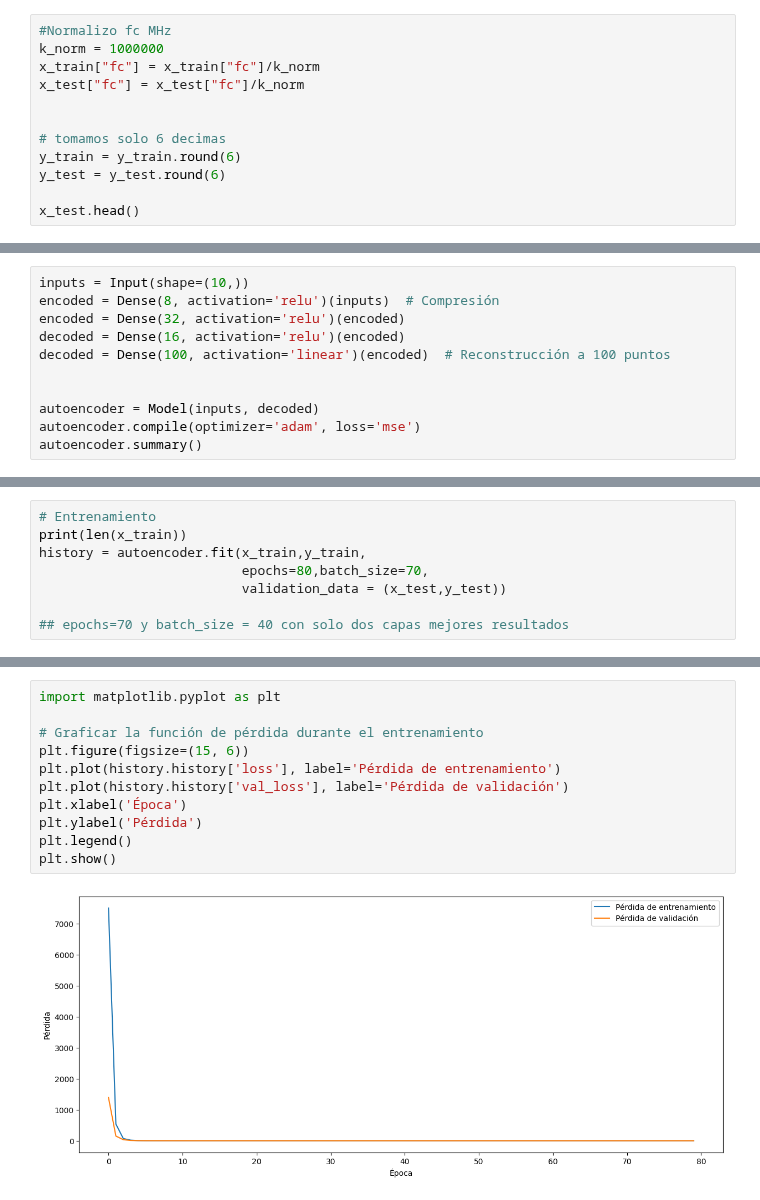
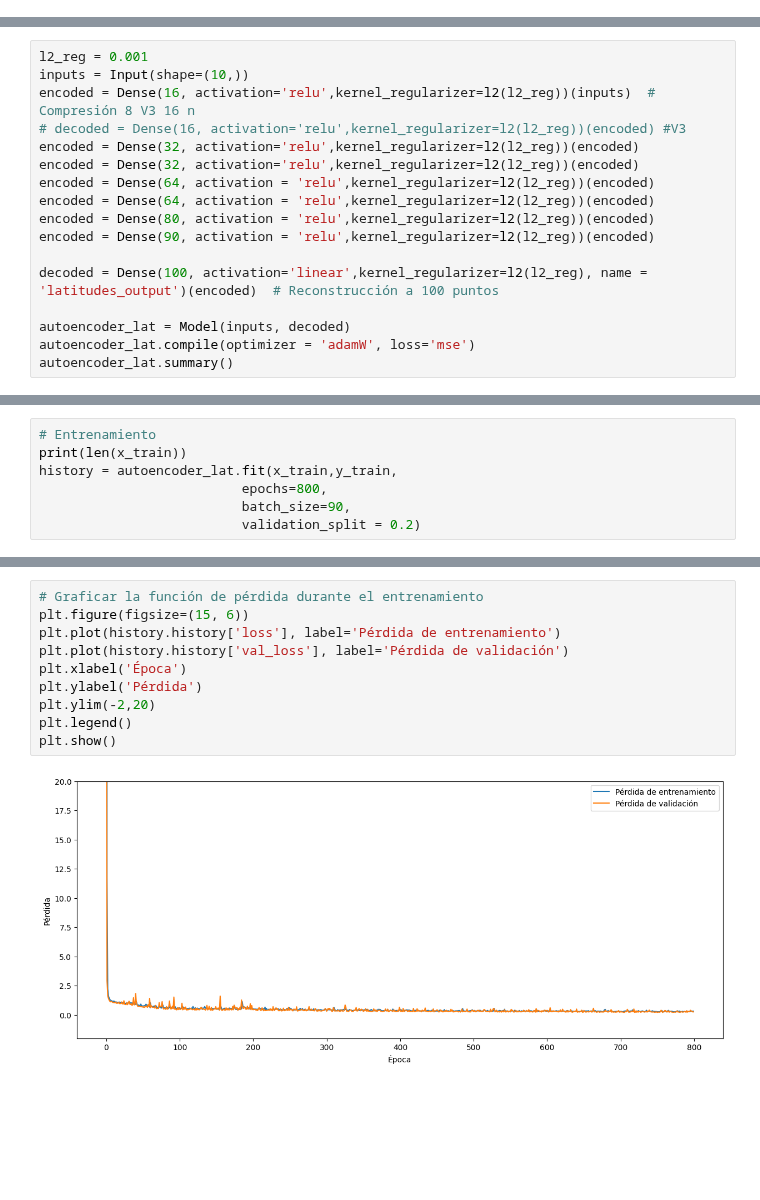
Before and after one commit to ValeFernando840/Ray-Tracing, a Jupyter notebook: Entrenamiento_Latitudes.ipynb, the cells around one changed output, grey strips where cells are left out. Drawn from its saved outputs; the diff is of its cells as text; blank space fills up the shorter version.

```diff
--- a/Entrenamiento_Latitudes.ipynb
+++ b/Entrenamiento_Latitudes.ipynb
@@ -40,12 +24,0 @@ x_train,x_test,y_train,y_test = train_test_split(X,Y,test_size=0.2,random_state=
-# %%
-#Normalizo fc MHz
-k_norm = 1000000
-x_train["fc"] = x_train["fc"]/k_norm
-x_test["fc"] = x_test["fc"]/k_norm
-
-
-# tomamos solo 6 decimas
-y_train = y_train.round(6)
-y_test = y_test.round(6)
-
-x_test.head()
@@ -62,12 +25,18 @@ from tensorflow.keras.layers import Input, Dense
 # %%
+l2_reg = 0.001
 inputs = Input(shape=(10,))
-encoded = Dense(8, activation='relu')(inputs)  # Compresión
-encoded = Dense(32, activation='relu')(encoded)
-decoded = Dense(16, activation='relu')(encoded)
-decoded = Dense(100, activation='linear')(encoded)  # Reconstrucción a 100 puntos
+encoded = Dense(16, activation='relu',kernel_regularizer=l2(l2_reg))(inputs)  # Compresión 8 V3 16 n
+# decoded = Dense(16, activation='relu',kernel_regularizer=l2(l2_reg))(encoded) #V3
+encoded = Dense(32, activation='relu',kernel_regularizer=l2(l2_reg))(encoded)
+encoded = Dense(32, activation='relu',kernel_regularizer=l2(l2_reg))(encoded)
+encoded = Dense(64, activation = 'relu',kernel_regularizer=l2(l2_reg))(encoded)
+encoded = Dense(64, activation = 'relu',kernel_regularizer=l2(l2_reg))(encoded)
+encoded = Dense(80, activation = 'relu',kernel_regularizer=l2(l2_reg))(encoded)
+encoded = Dense(90, activation = 'relu',kernel_regularizer=l2(l2_reg))(encoded)
 
+decoded = Dense(100, activation='linear',kernel_regularizer=l2(l2_reg), name = 'latitudes_output')(encoded)  # Reconstrucción a 100 puntos
 
-autoencoder = Model(inputs, decoded)
-autoencoder.compile(optimizer='adam', loss='mse')
-autoencoder.summary()
+autoencoder_lat = Model(inputs, decoded)
+autoencoder_lat.compile(optimizer = 'adamW', loss='mse')
+autoencoder_lat.summary()
 # %% [output]
@@ -89,10 +64,9 @@ Model: "functional_12"
 # %%
 # Entrenamiento
 print(len(x_train))
-history = autoencoder.fit(x_train,y_train,
-                          epochs=80,batch_size=70,
-                          validation_data = (x_test,y_test))
-
-## epochs=70 y batch_size = 40 con solo dos capas mejores resultados
+history = autoencoder_lat.fit(x_train,y_train,
+                          epochs=800,
+                          batch_size=90,
+                          validation_split = 0.2)
 # %% [output]
 4104
@@ -115,14 +89,13 @@ Epoch 80/80
 # %%
-import matplotlib.pyplot as plt
-
 # Graficar la función de pérdida durante el entrenamiento
 plt.figure(figsize=(15, 6))
 plt.plot(history.history['loss'], label='Pérdida de entrenamiento')
 plt.plot(history.history['val_loss'], label='Pérdida de validación')
 plt.xlabel('Época')
 plt.ylabel('Pérdida')
+plt.ylim(-2,20)
 plt.legend()
 plt.show()
 # %% [output]
-[figure, old version]
+[figure, new version]
 # %%
```
Also changed, not shown: parts of 14 cells of this notebook, 5 other files.
